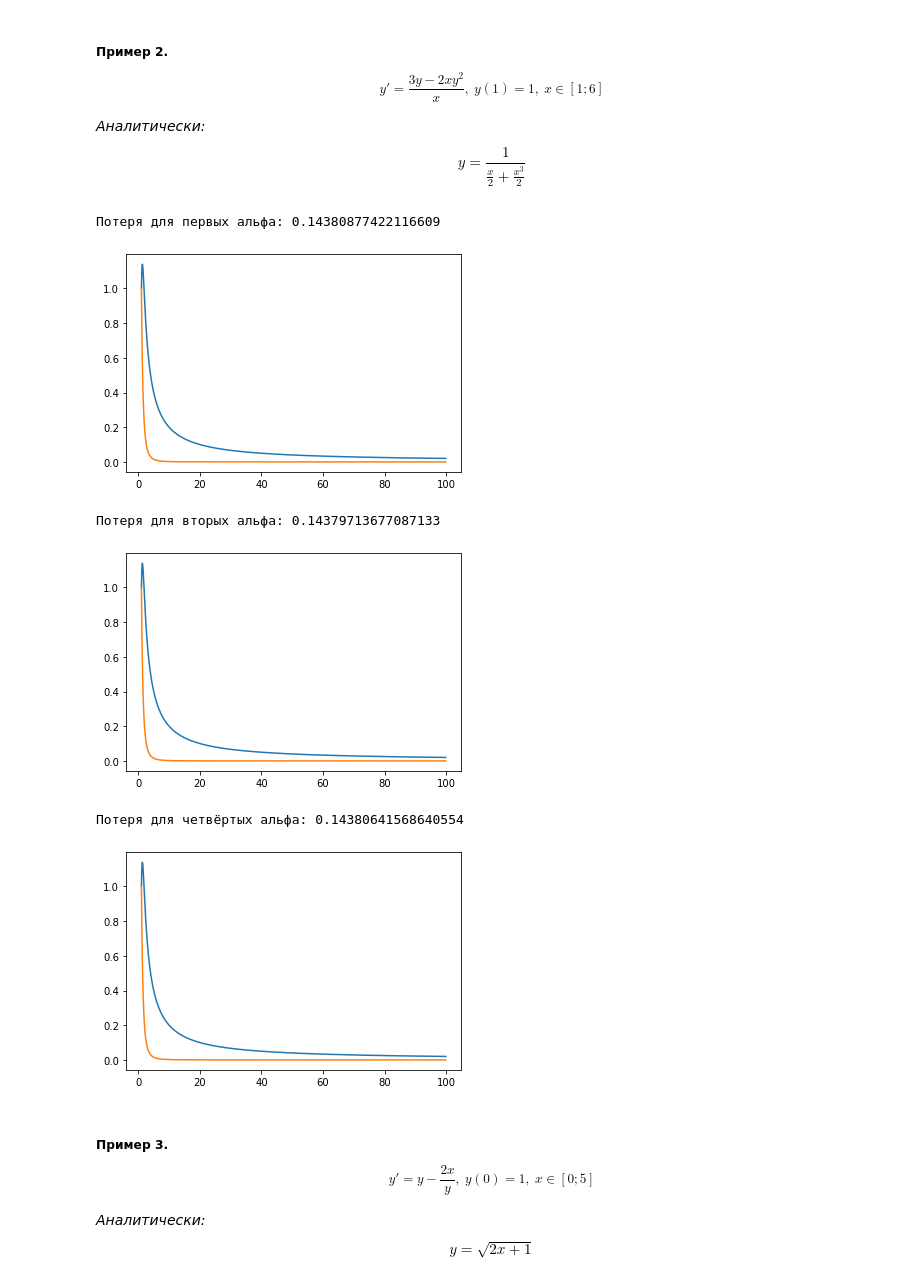
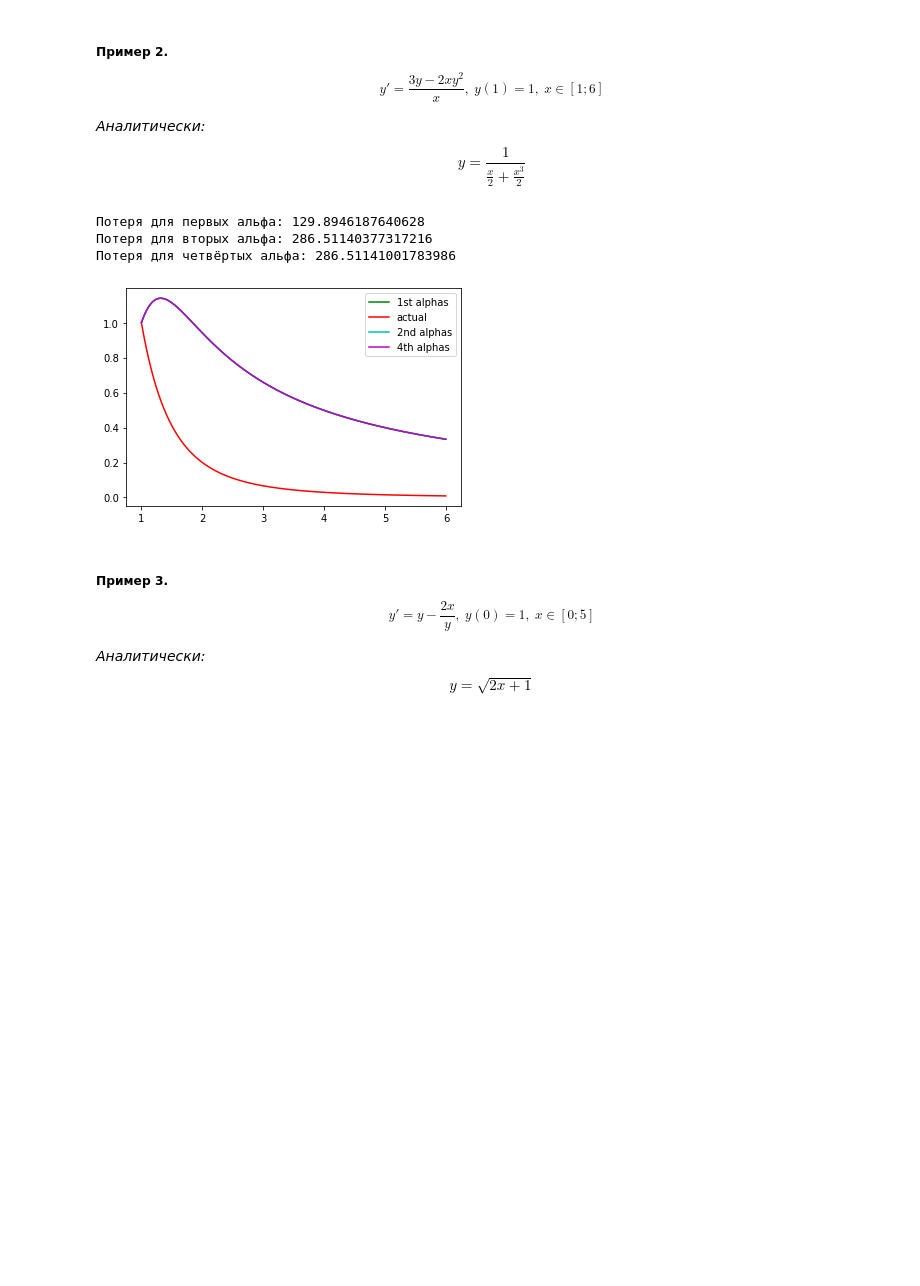
Before and after one commit to electrofocus/numerical-analisys, a Jupyter notebook: differential_equations.ipynb, the cells around one changed output. Drawn from its saved outputs; the diff is of its cells as text; code cells hidden in the pictures; blank space fills up the shorter version.

Commit message:
Combed all graphs and variable names

```diff
--- a/differential_equations.ipynb
+++ b/differential_equations.ipynb
@@ -129,7 +131,7 @@ def loss(actual_y, test_y):
     s = 0
     for i, j in zip(actual_y, test_y):
         s += (i - j) ** 2
-    return np.sqrt(s/len(test_y))
+    return s
 # %% [markdown]
 #### Решить уравнение:
 $$ y'=y-\frac{2x}{y} $$
@@ -143,13 +145,18 @@ def func_4(x, y):
     return y - 2 * x / y
 
 
-x, y = runge_kutta(a=0, b=5, func=func_4, y_init=1, n=100, c_2=0.5)
+def actual_4(x):
+    return np.sqrt(2 * x + 1)
 
-actual_y = [np.sqrt(2 * i + 1) for i in x]
 
-print('Функция потерь для c_2=0.5:', loss(actual_y, y))
+args, vals = runge_kutta(a=0, b=5, func=func_4, y_init=1, n=1000, c_2=0.5)
+plt.plot(args, vals, color='b', label='runge-kutta')
 
-plt.plot(x, y)
-plt.plot(x, actual_y)
+actual_vals = [actual_4(arg) for arg in args]
+plt.plot(args, actual_vals, color='r', label='actual')
+
+plt.legend()
 plt.show()
+
+print('Потеря при c_2=1/2:', loss(actual_vals, vals))
 # %% [output]
@@ -243,43 +258,38 @@ $$ y=\frac{1}{\frac{x}{2}+\frac{x^3}{2}} $$
 # %%
 def func_6(x, y):
     return (3 * y - 2 * x * y ** 2) / x
 
 
 def actual_6(x):
     return 1 / (x / 2 + (x ** 3) / 2)
 
 
 n = 1000
+a = 1
+b = 6
 
-x, y = runge_kutta_3(1, 100, func_6, n, 1, a_2=1/2, a_3=1)
+args, vals = runge_kutta_3(a, b, func_6, n, 1, a_2=1/2, a_3=1)
+plt.plot(args, vals, color='g', label='1st alphas')
+print('Потеря для первых альфа:', loss(actual_vals, vals))
 
-actual_y = [actual_6(i) for i in x]
-print('Потеря для первых альфа:', loss(actual_y, y))
+actual_vals = [actual_6(arg) for arg in args]
+plt.plot(args, actual_vals, color='r', label='actual')
 
-plt.plot(x, y)
-plt.plot(x, actual_y)
+args, vals = runge_kutta_3(a, b, func_6, n, 1, a_2=1, a_3=1/2)
+plt.plot(args, vals, color='c', label='2nd alphas')
+print('Потеря для вторых альфа:', loss(actual_vals, vals))
+
+args, vals = runge_kutta_3(a, b, func_6, n, 1, a_2=1/3, a_3=2/3)
+plt.plot(args, vals, color='m', label='4th alphas')
+print('Потеря для четвёртых альфа:', loss(actual_vals, vals))
+
+plt.legend()
 plt.show()
-
-x, y = runge_kutta_3(1, 100, func_6, n, 1, a_2=1, a_3=1/2)
-print('Потеря для вторых альфа:', loss(actual_y, y))
-
-plt.plot(x, y)
-plt.plot(x, actual_y)
-plt.show()
-
-x, y = runge_kutta_3(1, 100, func_6, n, 1, a_2=1/3, a_3=2/3)
-print('Потеря для четвёртых альфа:', loss(actual_y, y))
-
-plt.plot(x, y)
-plt.plot(x, actual_y)
-plt.show()
 # %% [output]
-Потеря для первых альфа: 0.14380877422116609
+Потеря для первых альфа: 129.8946187640628
+Потеря для вторых альфа: 286.51140377317216
+Потеря для четвёртых альфа: 286.51141001783986
-[figure, old version]
+[figure, new version]
-Потеря для вторых альфа: 0.14379713677087133
-[figure, removed]
-Потеря для четвёртых альфа: 0.14380641568640554
-[figure, removed]
 # %% [markdown]
 
 ##### Пример 3. $$ y'=y-\frac{2x}{y}, \; y(0)=1, \; x \in [0;5] $$
```
Also changed, not shown: parts of 23 cells of this notebook.
